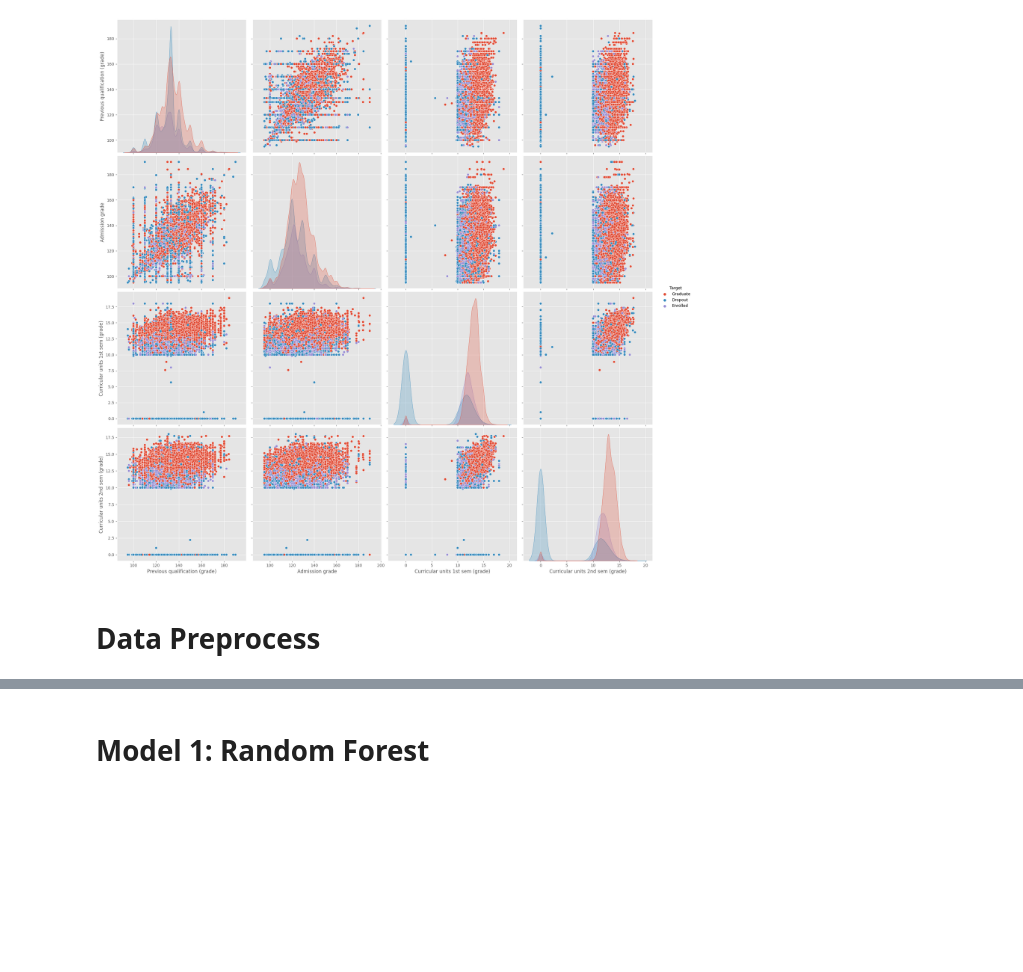
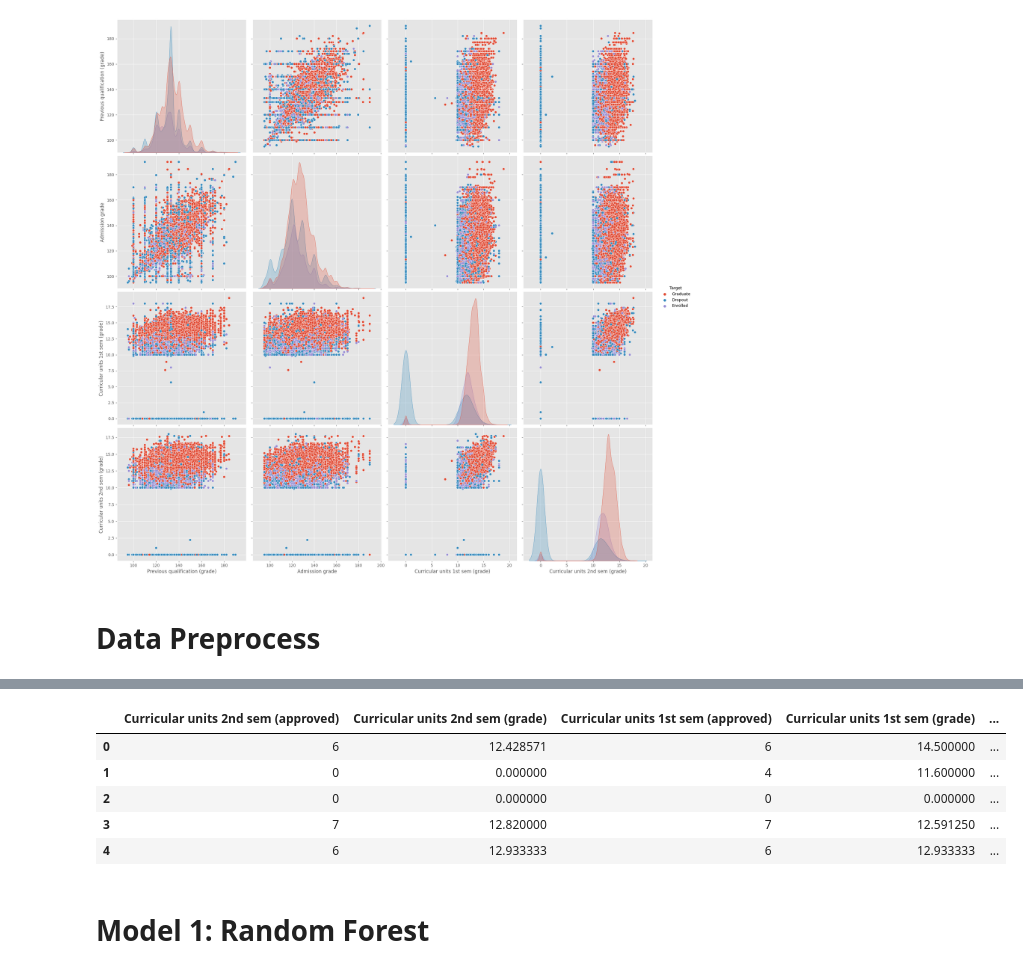
Before and after one commit to wangj19/Kaggle-Competition, a Jupyter notebook: PlaygroundS4E06/playground.ipynb, the cells around one changed output, grey strips where cells are left out. Cells and saved outputs as stored; diff of their text form; code cells hidden in the pictures; blank space fills up the shorter version.

```diff
--- a/PlaygroundS4E06/playground.ipynb
+++ b/PlaygroundS4E06/playground.ipynb
@@ -132,3 +163,15 @@ sk = RepeatedStratifiedKFold(n_splits=5, n_repeats=1, random_state=42)
+# %%
+sorted_importances = forest_importances.sort_values(ascending=False)
+top_15_features = sorted_importances.head(15)
+X15 = X[top_15_features.index]
+X15.head()
+# %% [output]
+|  | Curricular units 2nd sem (approved) | Curricular units 2nd sem (grade) | Curricular units 1st sem (approved) | Curricular units 1st sem (grade) | ... |
+| 0 | 6 | 12.428571 | 6 | 14.500000 | ... |
+| 1 | 0 | 0.000000 | 4 | 11.600000 | ... |
+| 2 | 0 | 0.000000 | 0 | 0.000000 | ... |
+| 3 | 7 | 12.820000 | 7 | 12.591250 | ... |
+| 4 | 6 | 12.933333 | 6 | 12.933333 | ... |
 # %% [markdown]
 # Model 1: Random Forest
 # %%
```
Also changed, not shown: parts of 9 cells of this notebook, 1 other file.
